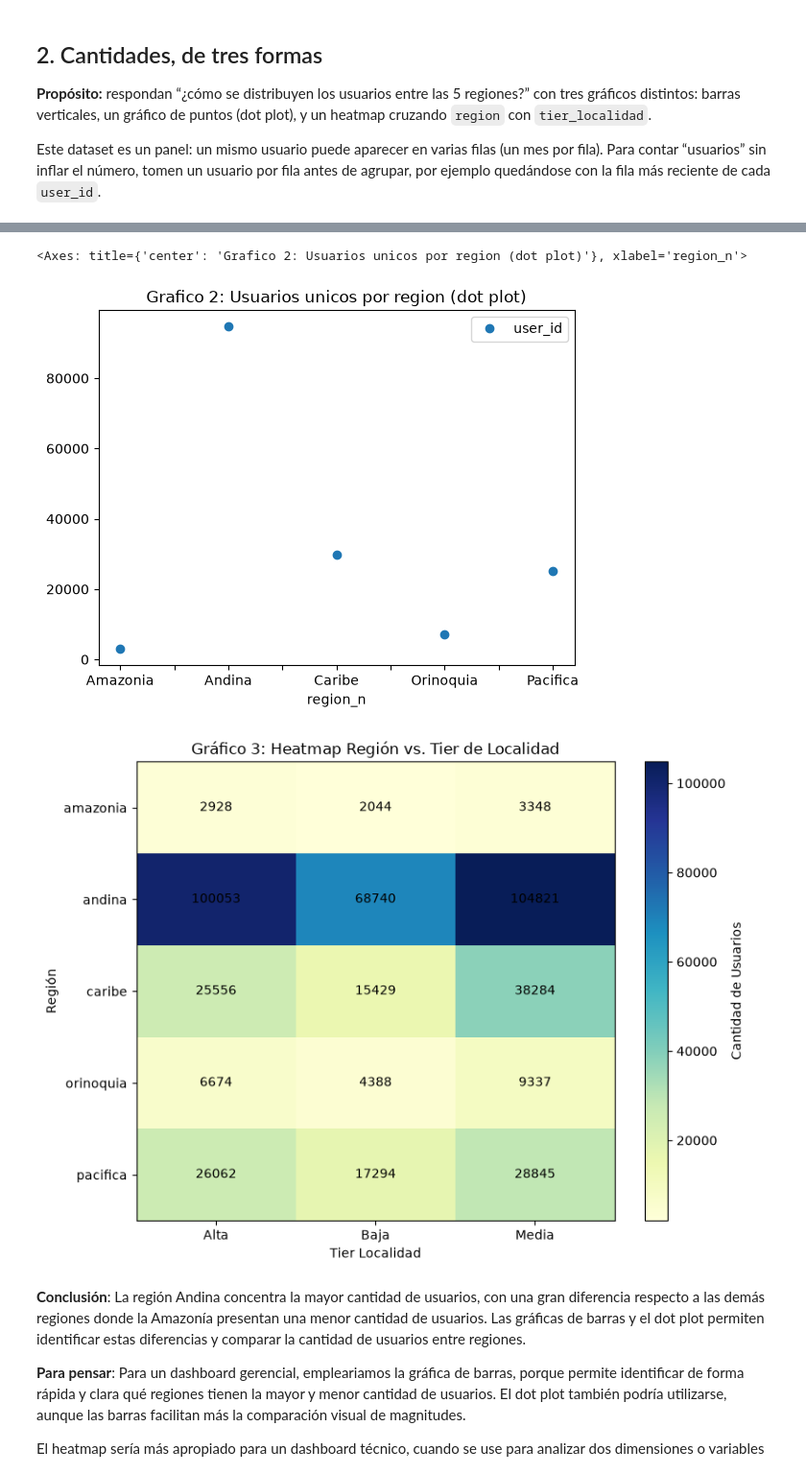
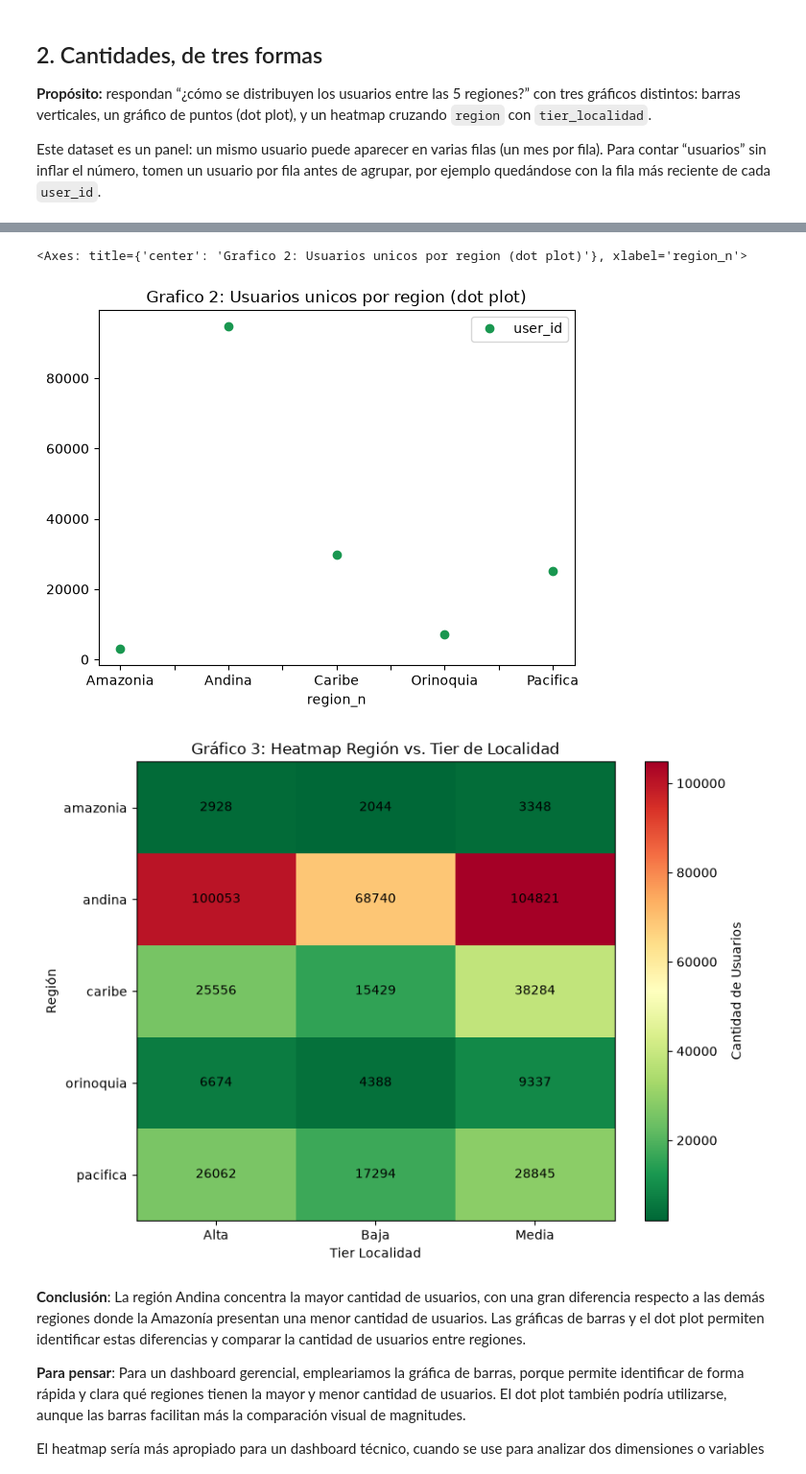
Before and after one commit to jp0617/visualizacionAnalisis, a Jupyter notebook: v0.1_s2_dataviz_grupo1.ipynb, the cells around one changed output, grey strips where cells are left out. Shown at 96% size. Saved outputs shown, nothing was run; the diff lists cells and outputs as text; code cells hidden in the pictures.

```diff
--- a/v0.1_s2_dataviz_grupo1.ipynb
+++ b/v0.1_s2_dataviz_grupo1.ipynb
@@ -173,40 +179,41 @@ df[["user_id", "region_n"]].drop_duplicates().groupby("region_n").count().plot(
     marker="o",
     linestyle="none",
     title="Grafico 2: Usuarios unicos por region (dot plot)",
+    color=colores
 )
 # %% [output]
 <Axes: title={'center': 'Grafico 2: Usuarios unicos por region (dot plot)'}, xlabel='region_n'>
-[figure, old version]
+[figure, new version]
 # %%
 # Gráfico 3: heatmap region x tier_localidad
 # TODO: tabla cruzada con pd.crosstab(df["region_n"], df["tier_n"]), graficada con plt.imshow
 crosstab_df = pd.crosstab(df["region"], df["tier_localidad"])
 
 # 3. Configurar y graficar con plt.imshow
 plt.figure(figsize=(8, 6))
-cax = plt.imshow(crosstab_df, cmap='YlGnBu', aspect='auto')
+cax = plt.imshow(crosstab_df, cmap='RdYlGn_r', aspect='auto')
 
 # Añadir barra de color
 plt.colorbar(cax, label='Cantidad de Usuarios')
 
 # 4. Configurar los ejes (es indispensable en imshow para que no salgan números del 0 al n)
 plt.xticks(np.arange(len(crosstab_df.columns)), crosstab_df.columns)
 plt.yticks(np.arange(len(crosstab_df.index)), crosstab_df.index)
 
 # 5. Agregar el texto dentro de cada celda del heatmap
 for i in range(len(crosstab_df.index)):
     for j in range(len(crosstab_df.columns)):
         plt.text(j, i, crosstab_df.iloc[i, j], ha="center", va="center", color="black")
 
 # 6. Etiquetas finales
 plt.title('Gráfico 3: Heatmap Región vs. Tier de Localidad')
 plt.xlabel('Tier Localidad')
 plt.ylabel('Región')
 plt.tight_layout()
 
 plt.show()
 # %% [output]
-[figure, old version]
+[figure, new version]
 # %% [markdown]
 **Conclusión**:
 La región Andina concentra la mayor cantidad de usuarios, con una gran diferencia respecto a las demás regiones donde la Amazonía presentan una menor cantidad de usuarios.
```
Also changed, not shown: parts of 13 cells of this notebook.
